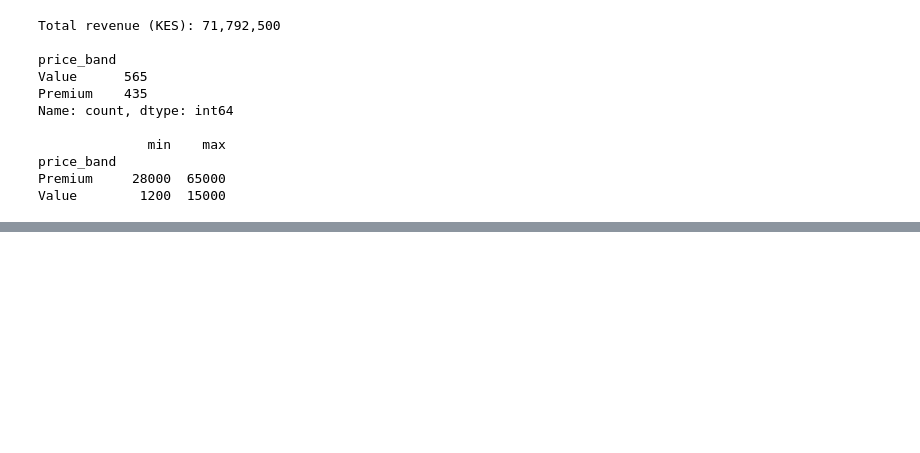
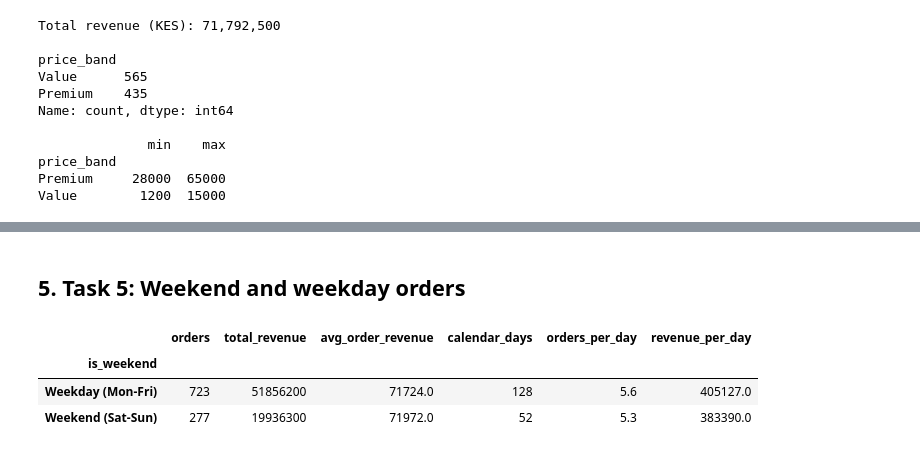
Before and after one commit to erickodiwuor014-max/plp-da-a3-duka-sales-and-agent-cleanup, a Jupyter notebook: duka_sales_exploration.ipynb, the cells around one changed output, grey strips where cells are left out. Saved outputs shown, nothing was run; the diff lists cells and outputs as text; code cells hidden in the pictures; blank space fills up the shorter version.

```diff
--- a/duka_sales_exploration.ipynb
+++ b/duka_sales_exploration.ipynb
@@ -161,0 +227,21 @@ Value        1200  15000
+# %% [markdown]
+## 5. Task 5: Weekend and weekday orders
+# %%
+wk = df.groupby("is_weekend").agg(
+    orders=("order_id", "count"),
+    total_revenue=("revenue", "sum"),
+    avg_order_revenue=("revenue", "mean"),
+).round(0)
+wk.index = wk.index.map({False: "Weekday (Mon-Fri)", True: "Weekend (Sat-Sun)"})
+
+all_days = pd.date_range(df["order_date"].min(), df["order_date"].max())
+days_count = pd.Series(all_days.dayofweek >= 5).map({False: "Weekday (Mon-Fri)", True: "Weekend (Sat-Sun)"}).value_counts()
+wk["calendar_days"] = days_count
+wk["orders_per_day"] = (wk["orders"] / wk["calendar_days"]).round(1)
+wk["revenue_per_day"] = (wk["total_revenue"] / wk["calendar_days"]).round(0)
+display(wk)
+# %% [output]
+|  | orders | total_revenue | avg_order_revenue | calendar_days | orders_per_day | revenue_per_day |
+| is_weekend |  |  |  |  |  |  |
+| Weekday (Mon-Fri) | 723 | 51856200 | 71724.0 | 128 | 5.6 | 405127.0 |
+| Weekend (Sat-Sun) | 277 | 19936300 | 71972.0 | 52 | 5.3 | 383390.0 |
```
Also changed, not shown: parts of 15 cells of this notebook.
